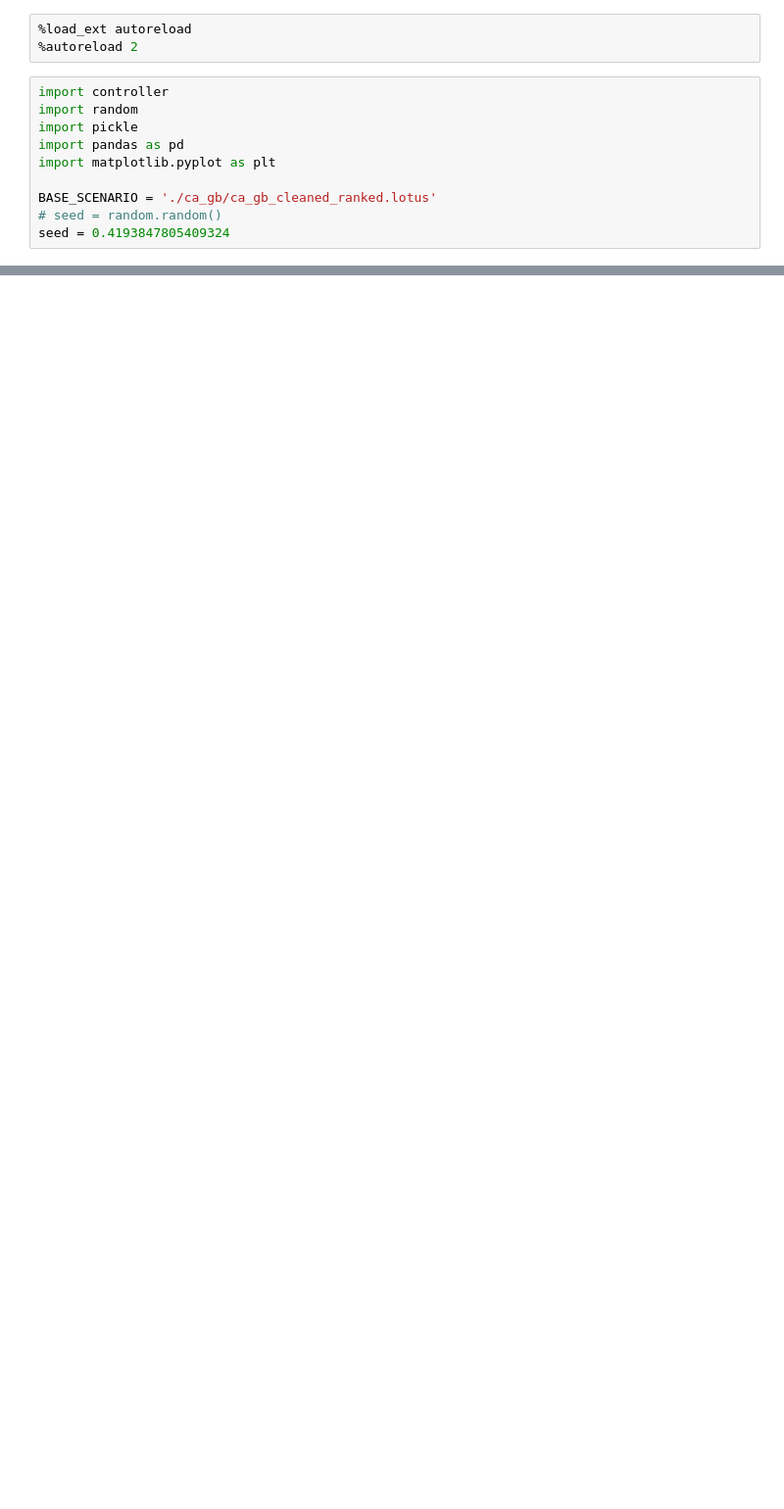
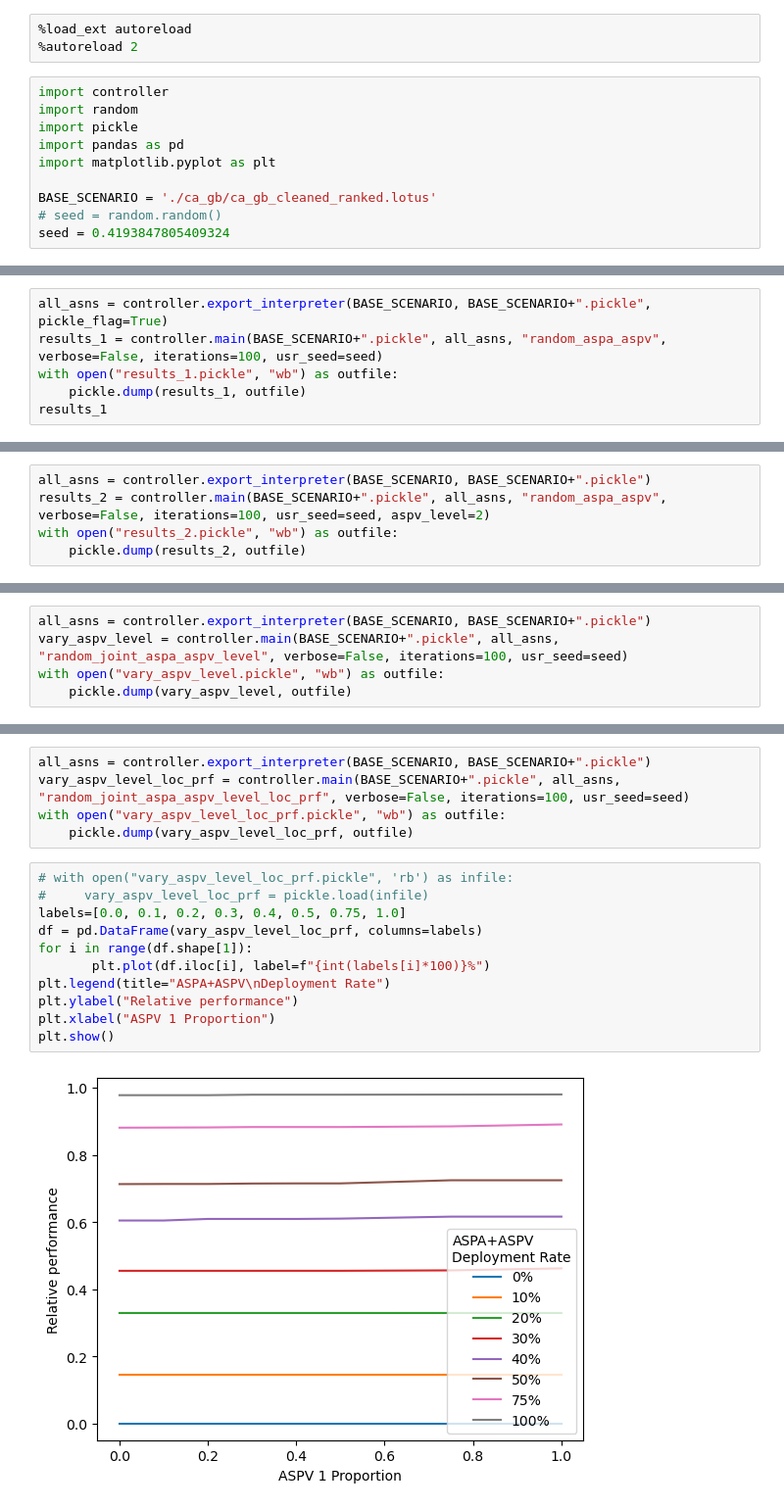
Before and after one commit to TianWong/LOTUS, a Jupyter notebook: controller_workbook.ipynb, the cells around one changed output, grey strips where cells are left out. Shown at 98% size. Saved outputs shown, nothing was run; the diff lists cells and outputs as text; blank space fills up the shorter version.

```diff
--- a/controller_workbook.ipynb
+++ b/controller_workbook.ipynb
@@ -256,0 +79,6 @@ m.plot(x="National ASPA+ASPV Deployment", y="Avg. Improvement", xlabel="National
+# %%
+all_asns = controller.export_interpreter(BASE_SCENARIO, BASE_SCENARIO+".pickle", pickle_flag=True)
+results_1 = controller.main(BASE_SCENARIO+".pickle", all_asns, "random_aspa_aspv", verbose=False, iterations=100, usr_seed=seed)
+with open("results_1.pickle", "wb") as outfile:
+    pickle.dump(results_1, outfile)
+results_1
@@ -256,0 +115,5 @@ m.plot(x="National ASPA+ASPV Deployment", y="Avg. Improvement", xlabel="National
+# %%
+all_asns = controller.export_interpreter(BASE_SCENARIO, BASE_SCENARIO+".pickle")
+results_2 = controller.main(BASE_SCENARIO+".pickle", all_asns, "random_aspa_aspv", verbose=False, iterations=100, usr_seed=seed, aspv_level=2)
+with open("results_2.pickle", "wb") as outfile:
+    pickle.dump(results_2, outfile)
@@ -256,0 +135,5 @@ m.plot(x="National ASPA+ASPV Deployment", y="Avg. Improvement", xlabel="National
+# %%
+all_asns = controller.export_interpreter(BASE_SCENARIO, BASE_SCENARIO+".pickle")
+vary_aspv_level = controller.main(BASE_SCENARIO+".pickle", all_asns, "random_joint_aspa_aspv_level", verbose=False, iterations=100, usr_seed=seed)
+with open("vary_aspv_level.pickle", "wb") as outfile:
+    pickle.dump(vary_aspv_level, outfile)
@@ -256,0 +153,18 @@ m.plot(x="National ASPA+ASPV Deployment", y="Avg. Improvement", xlabel="National
+# %%
+all_asns = controller.export_interpreter(BASE_SCENARIO, BASE_SCENARIO+".pickle")
+vary_aspv_level_loc_prf = controller.main(BASE_SCENARIO+".pickle", all_asns, "random_joint_aspa_aspv_level_loc_prf", verbose=False, iterations=100, usr_seed=seed)
+with open("vary_aspv_level_loc_prf.pickle", "wb") as outfile:
+    pickle.dump(vary_aspv_level_loc_prf, outfile)
+# %%
+# with open("vary_aspv_level_loc_prf.pickle", 'rb') as infile:
+#     vary_aspv_level_loc_prf = pickle.load(infile)
+labels=[0.0, 0.1, 0.2, 0.3, 0.4, 0.5, 0.75, 1.0]
+df = pd.DataFrame(vary_aspv_level_loc_prf, columns=labels)
+for i in range(df.shape[1]):
+       plt.plot(df.iloc[i], label=f"{int(labels[i]*100)}%")
+plt.legend(title="ASPA+ASPV\nDeployment Rate")
+plt.ylabel("Relative performance")
+plt.xlabel("ASPV 1 Proportion")
+plt.show()
+# %% [output]
+[figure, added]
```
Also changed, not shown: parts of 38 cells of this notebook, 8 other files.
